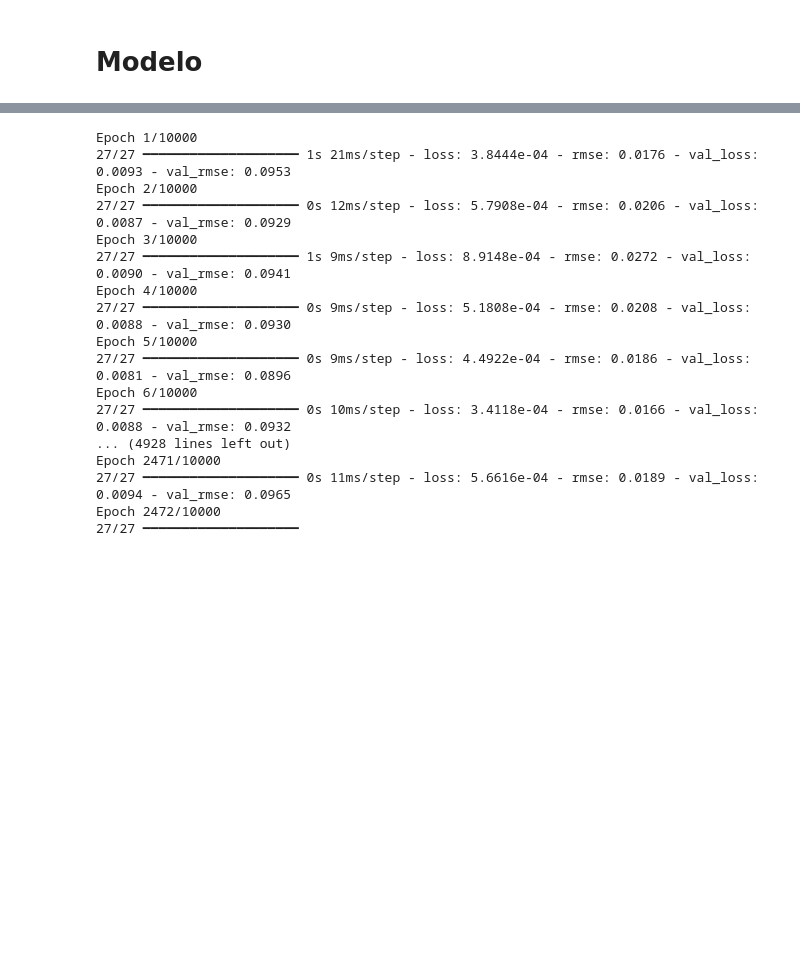
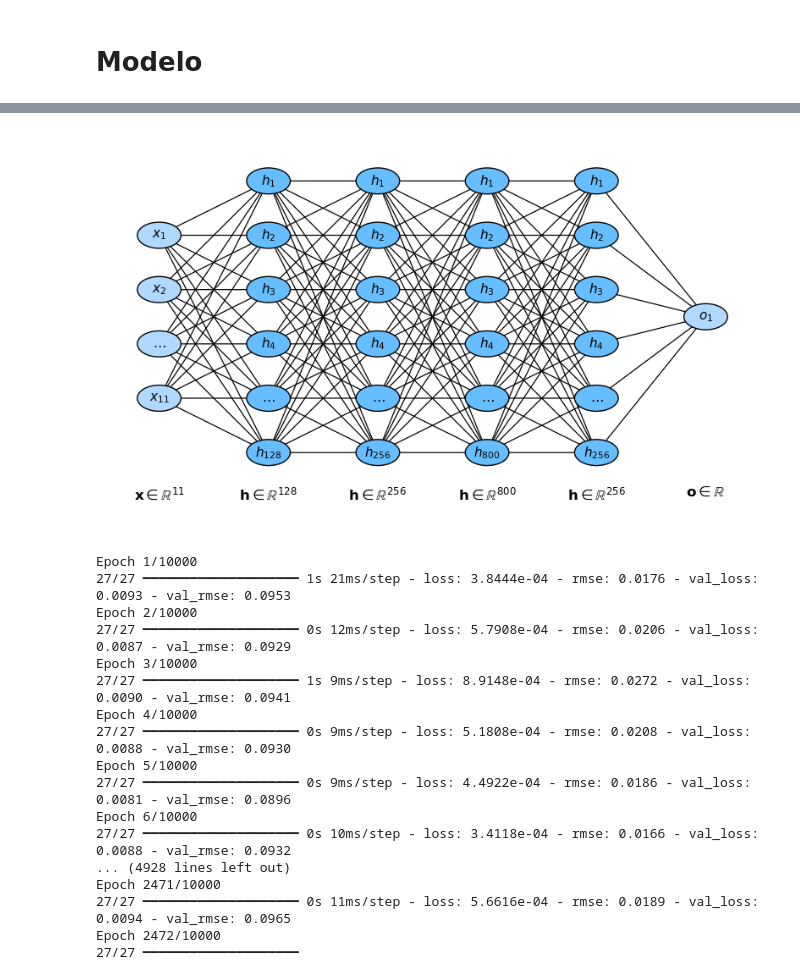
Before and after one commit to gabrieldadcarvalho/neural_network, a Jupyter notebook: projeto/code.ipynb, the cells around one changed output, grey strips where cells are left out. Cells and saved outputs as stored; diff of their text form; code cells hidden in the pictures; blank space fills up the shorter version.

```diff
--- a/projeto/code.ipynb
+++ b/projeto/code.ipynb
@@ -959,3 +1105,78 @@ def rmse(y_true, y_pred):
+# %%
+import matplotlib.pyplot as plt
+
+
+def draw_network():
+    fig, ax = plt.subplots(figsize=(10, 6))
+    ax.axis("off")
+
+    # ---------- configuração das camadas ----------
+    layer_sizes = [4, 6, 6, 6, 6, 1]  # nós visíveis por camada
+    layer_labels = [
+        [r"$x_1$", r"$x_2$", r"$\dots$", r"$x_{11}$"],
+        [r"$h_1$", r"$h_2$", r"$h_3$", r"$h_4$", r"$\dots$", r"$h_{128}$"],
+        [r"$h_1$", r"$h_2$", r"$h_3$", r"$h_4$", r"$\dots$", r"$h_{256}$"],
+        [r"$h_1$", r"$h_2$", r"$h_3$", r"$h_4$", r"$\dots$", r"$h_{800}$"],
+        [r"$h_1$", r"$h_2$", r"$h_3$", r"$h_4$", r"$\dots$", r"$h_{256}$"],
+        [r"$o_1$"],
+    ]
+    layer_tex = [
+        r"$\mathbf{x}\in\mathbb{R}^{11}$",
+        r"$\mathbf{h}\in\mathbb{R}^{128}$",
+        r"$\mathbf{h}\in\mathbb{R}^{256}$",
+        r"$\mathbf{h}\in\mathbb{R}^{800}$",
+        r"$\mathbf{h}\in\mathbb{R}^{256}$",
+        r"$\mathbf{o}\in\mathbb{R}$",
+    ]
+
+    # ---------- espaçamentos ----------
+    h_spacing = 1.0 / (len(layer_sizes) - 1)
+    max_neurons = max(layer_sizes)
+    v_spacing = 1.0 / max_neurons
+    r = 0.04  # raio do neurônio
+
+    positions = []
+
+    # ---------- desenhar nós ----------
+    for i, (n_nodes, labels) in enumerate(zip(layer_sizes, layer_labels)):
+        x = i * h_spacing
+        y_top = 0.5 + v_spacing * (n_nodes - 1) / 2
+        layer_pos = []
+        for j in range(n_nodes):
+            y = y_top - j * v_spacing
+            layer_pos.append((x, y))
+
+            # cor: externas (#B0D9FF) ou ocultas (#66BDFF)
+            fill = "#B0D9FF" if i in (0, len(layer_sizes) - 1) else "#66BDFF"
+
+            circ = plt.Circle((x, y), r, fc=fill, ec="black", zorder=4)
+            ax.add_patch(circ)
+            ax.text(x, y, labels[j], fontsize=11, ha="center", va="center", zorder=5)
+        ax.text(x, -0.02, layer_tex[i], fontsize=12, ha="center", va="top")
+        positions.append(layer_pos)
+
+    # ---------- conexões ----------
+    for i in range(len(layer_sizes) - 1):
+        for p_start in positions[i]:
+            for p_end in positions[i + 1]:
+                ax.annotate(
+                    "",
+                    xy=p_end,
+                    xycoords="data",
+                    xytext=p_start,
+                    textcoords="data",
+                    arrowprops=dict(arrowstyle="->", lw=0.9, color="black"),
+                    zorder=1,
+                )
+
+    ax.set_xlim(-0.1, 1.1)
+    ax.set_ylim(-0.15, 1.05)
+    plt.show()
+
+
+draw_network()
+# %% [output]
+[figure, added]
 # %%
 def modelo_r():
     modelo = models.Sequential()
```
Also changed, not shown: parts of 24 cells of this notebook, 3 other files.
